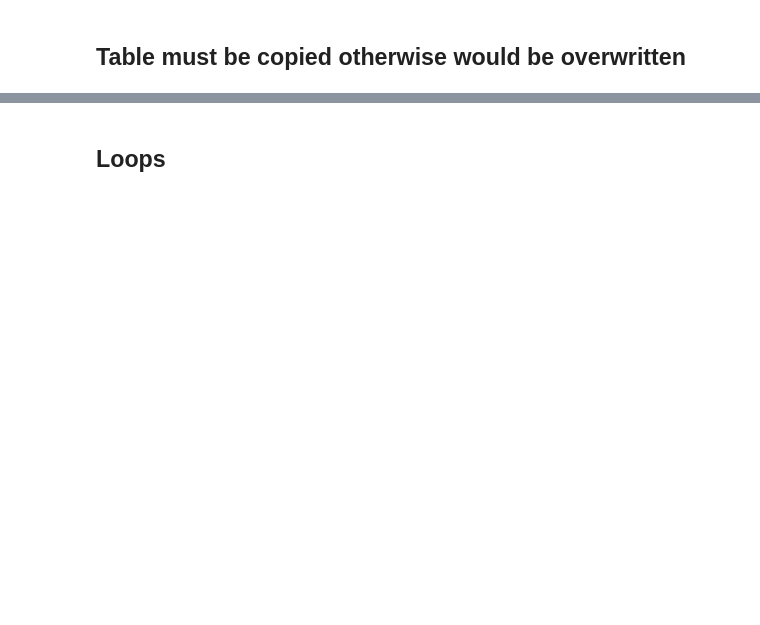
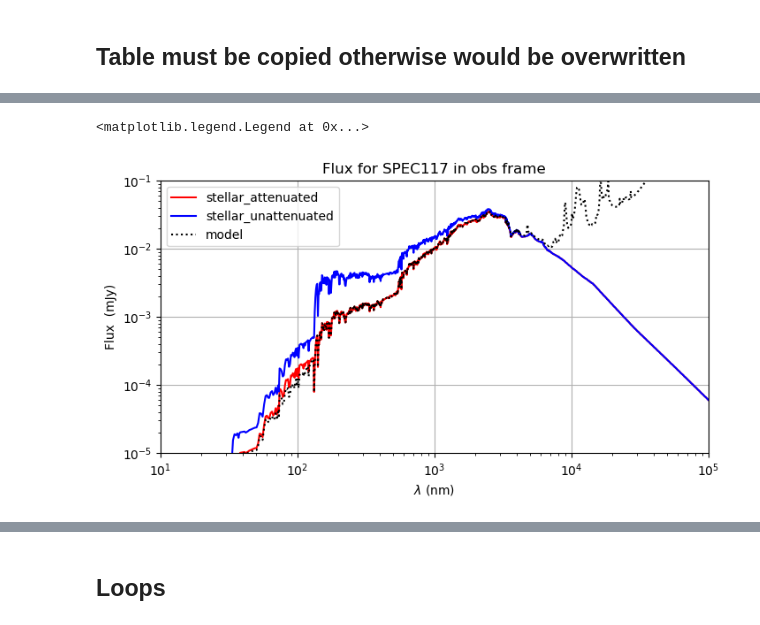
Before and after one commit to sylvielsstfr/Fors2pcigale, a Jupyter notebook: docs/notebooks/pcigale_runs/pcig_run_2024-02-05/cigale_save_fitresults-loop.ipynb, the cells around one changed output, grey strips where cells are left out. Drawn from its saved outputs; the diff is of its cells as text; code cells hidden in the pictures; blank space fills up the shorter version.

```diff
--- a/docs/notebooks/pcigale_runs/pcig_run_2024-02-05/cigale_save_fitresults-loop.ipynb
+++ b/docs/notebooks/pcigale_runs/pcig_run_2024-02-05/cigale_save_fitresults-loop.ipynb
@@ -862,12 +969,18 @@ dict_FluxmJy
 # %%
 fig=plt.figure(figsize=(8,4))
 plt.loglog(dict_FluxmJy['wl']*1000,dict_FluxmJy['stellar_attenuated'],'r-',label="stellar_attenuated")
-plt.loglog(dict_FluxmJy['wl']*1000,dict_FluxmJy['stellar_unattenuated'],'b-',label="stellar_attenuated")
+plt.loglog(dict_FluxmJy['wl']*1000,dict_FluxmJy['stellar_unattenuated'],'b-',label="stellar_unattenuated")
+plt.loglog(dict_FluxmJy['wl']*1000,dict_FluxmJy['model'],'k:',label="model")
 plt.xlim(1e-2*1000,1e2*1000)
 plt.ylim(1e-5,1e-1)
 plt.title(f"Flux for {spec_name} in obs frame")
 plt.xlabel("$\lambda$ (nm)")
 plt.ylabel("Flux  (mJy)")
+plt.grid()
+plt.legend()
+# %% [output]
+<matplotlib.legend.Legend at 0x...>
+[figure, added]
 # %%
 dict_Lum = get_SSPfrompcigale(t_best_model= t_best.copy(), mod = t_res_sel.copy(), obs= FORS2_sel.copy(), filters = dict_filters, series=series,
                   sed_type = "lum")
```
Also changed, not shown: parts of 42 cells of this notebook, 2 other files.
